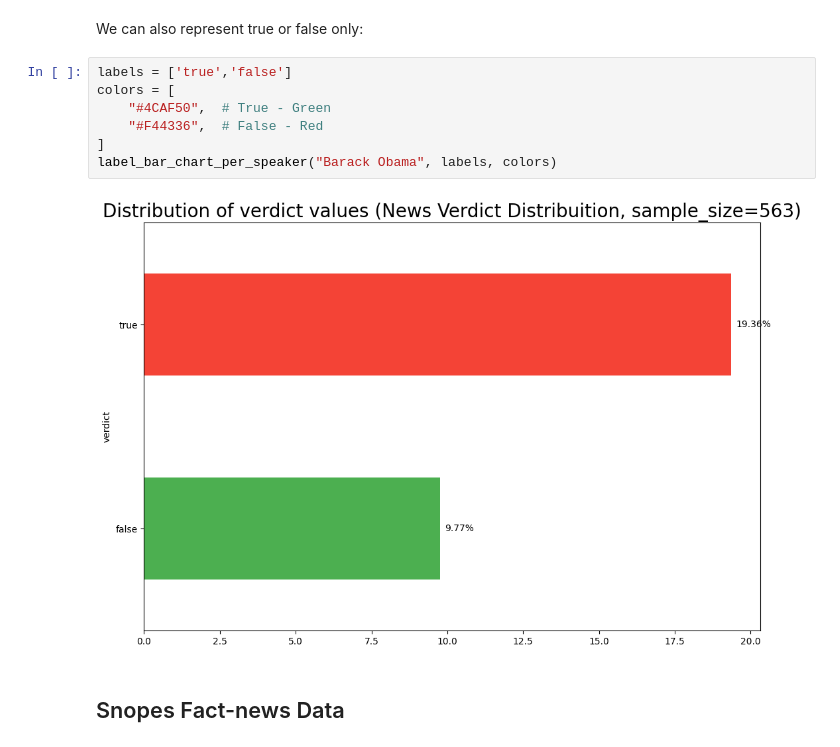
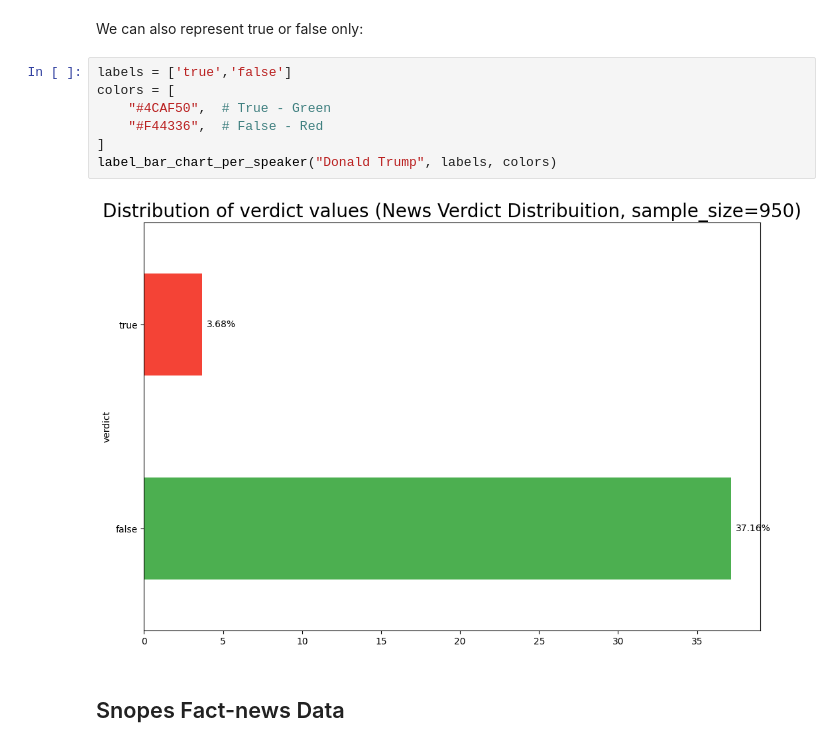
Before and after one commit to MrDuartePT/PolAIgraph, a Jupyter notebook: Truthify_EDA.ipynb, the cells around one changed output. Saved outputs shown, nothing was run; the diff lists cells and outputs as text.

```diff
--- a/Truthify_EDA.ipynb
+++ b/Truthify_EDA.ipynb
@@ -424,12 +433,12 @@ We can also represent true or false only:
 # %%
 labels = ['true','false']
 colors = [
     "#4CAF50",  # True - Green
     "#F44336",  # False - Red
 ]
-label_bar_chart_per_speaker("Barack Obama", labels, colors)
+label_bar_chart_per_speaker("Donald Trump", labels, colors)
 # %% [output]
-[figure, old version]
+[figure, new version]
 # %% [markdown]
 ## Snopes Fact-news Data
 # %%
```
Also changed, not shown: parts of 4 cells of this notebook, 4 other files.
